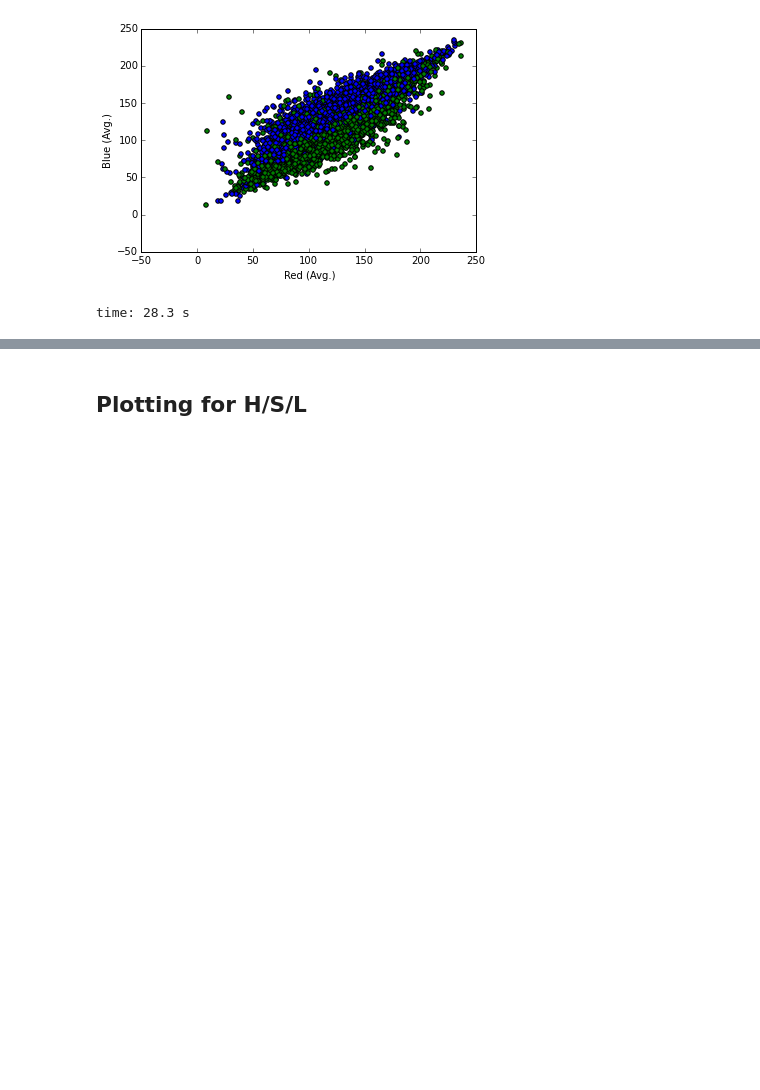
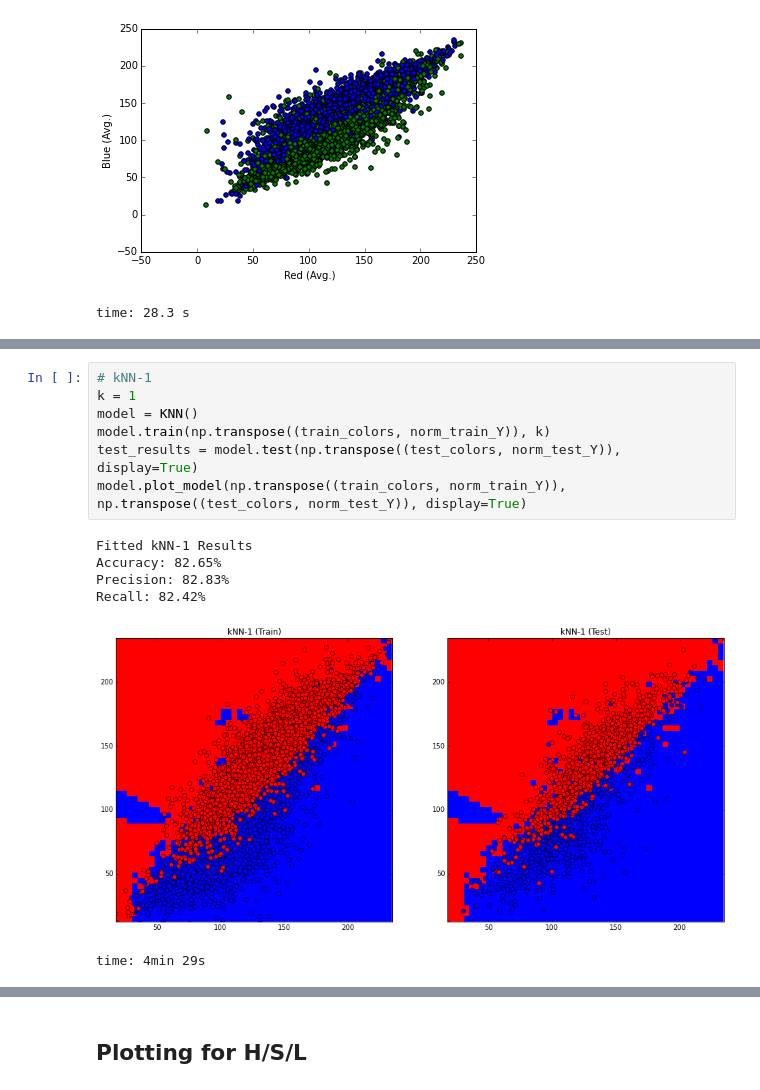
Before and after one commit to secander/classifiers101, a Jupyter notebook: Lecture 2 - Munging and Feature Extraction/MungingAndFeatureSelection.ipynb, the cells around one changed output, grey strips where cells are left out. Saved outputs shown, nothing was run; the diff lists cells and outputs as text; blank space fills up the shorter version.

```diff
--- a/Lecture 2 - Munging and Feature Extraction/MungingAndFeatureSelection.ipynb
+++ b/Lecture 2 - Munging and Feature Extraction/MungingAndFeatureSelection.ipynb
@@ -140,0 +364,14 @@ time: 28.3 s
+# %%
+# kNN-1
+k = 1
+model = KNN()
+model.train(np.transpose((train_colors, norm_train_Y)), k)
+test_results = model.test(np.transpose((test_colors, norm_test_Y)), display=True)
+model.plot_model(np.transpose((train_colors, norm_train_Y)), np.transpose((test_colors, norm_test_Y)), display=True)
+# %% [output]
+Fitted kNN-1 Results
+Accuracy: 82.65%
+Precision: 82.83%
+Recall: 82.42%
+[figure, added]
+time: 4min 29s
```
Also changed, not shown: parts of 28 cells of this notebook.
